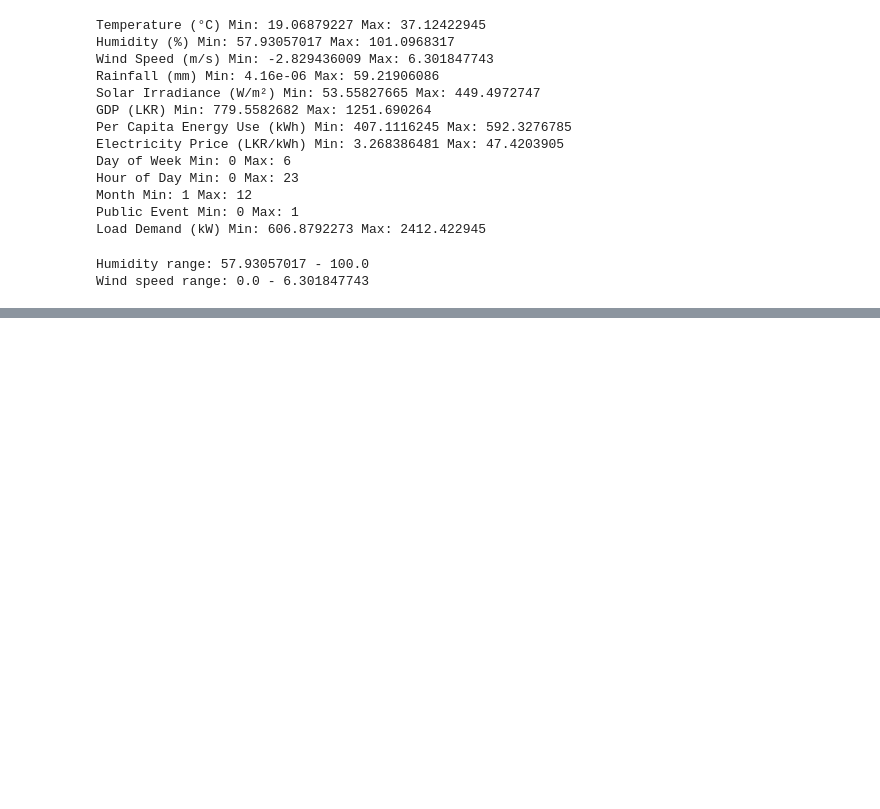
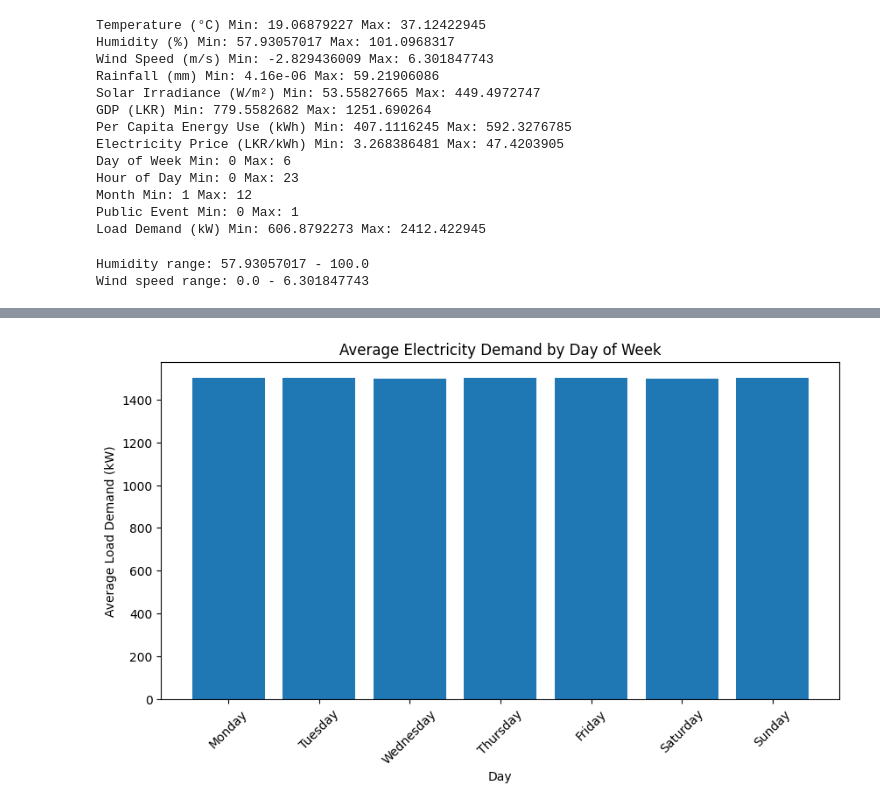
Before and after one commit to shammika000/sri-lanka-electricity-demand-forecasting, a Jupyter notebook: ml/notebooks/01_data_exploration.ipynb, the cells around one changed output, grey strips where cells are left out. Cells and saved outputs as stored; diff of their text form; code cells hidden in the pictures; blank space fills up the shorter version.

```diff
--- a/ml/notebooks/01_data_exploration.ipynb
+++ b/ml/notebooks/01_data_exploration.ipynb
@@ -218,0 +330,34 @@ Wind speed range: 0.0 - 6.301847743
+# %%
+df['Day Name'] = df['Timestamp'].dt.day_name()
+# %%
+day_order = [
+    'Monday',
+    'Tuesday',
+    'Wednesday',
+    'Thursday',
+    'Friday',
+    'Saturday',
+    'Sunday'
+]
+
+day_name_demand = (
+    df.groupby('Day Name')['Load Demand (kW)']
+      .mean()
+      .reindex(day_order)
+)
+# %%
+plt.figure(figsize=(10, 5))
+
+plt.bar(
+    day_name_demand.index,
+    day_name_demand.values
+)
+
+plt.title('Average Electricity Demand by Day of Week')
+plt.xlabel('Day')
+plt.ylabel('Average Load Demand (kW)')
+plt.xticks(rotation=45)
+
+plt.show()
+# %% [output]
+[figure, added]
```
Also changed, not shown: parts of 17 cells of this notebook.
